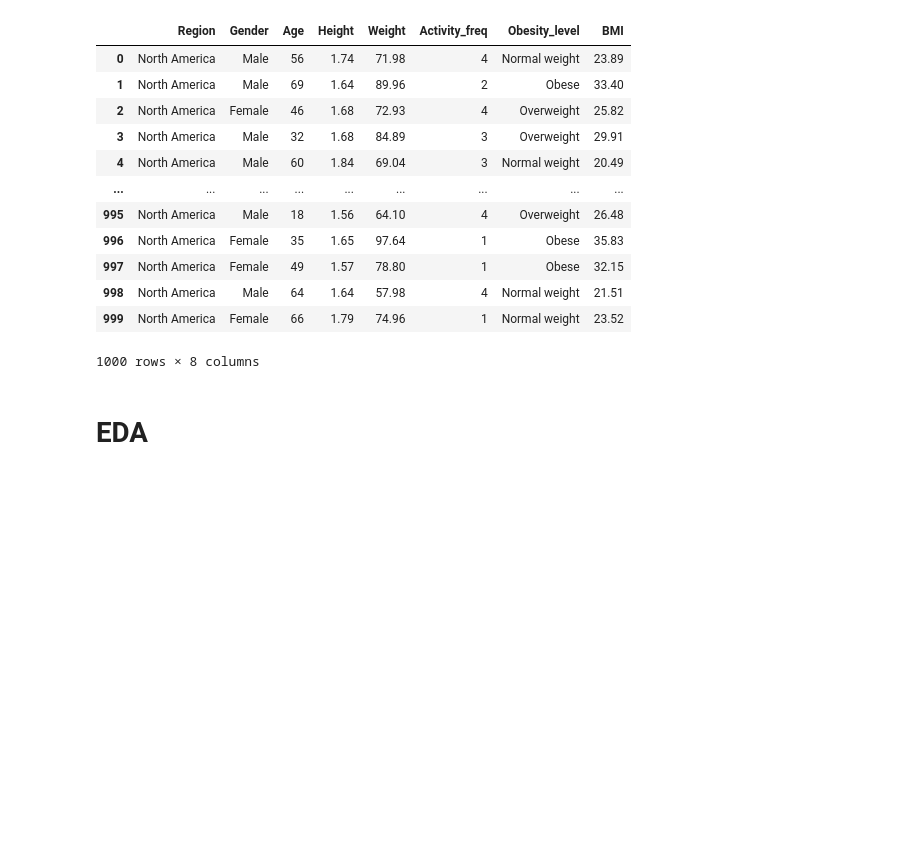
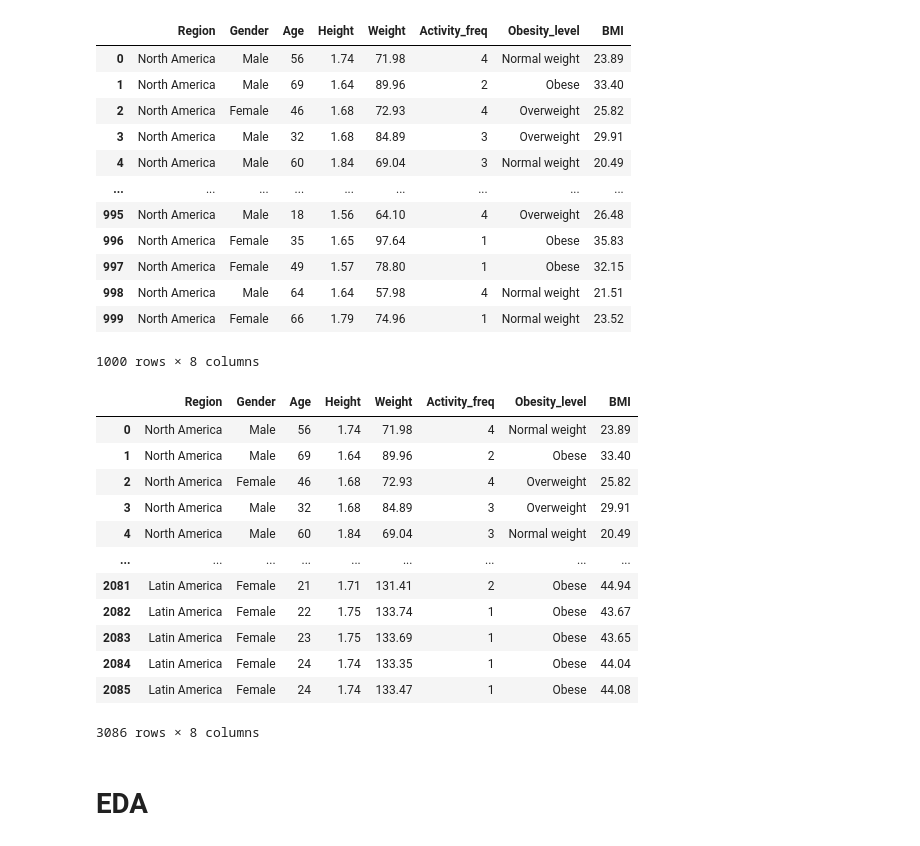
Before and after one commit to DmanDSR/Week_3_Project, a Jupyter notebook: main.ipynb, the cells around one changed output. Saved outputs shown, nothing was run; the diff lists cells and outputs as text; code cells hidden in the pictures; blank space fills up the shorter version.

Commit message:
combined data
combined the data for latin and north into one data frame and then into a .csv file

```diff
--- a/main.ipynb
+++ b/main.ipynb
@@ -350,6 +350,24 @@ usa_data
 | 998 | North America | Male | 64 | 1.64 | 57.98 | 4 | Normal weight | 21.51 |
 | 999 | North America | Female | 66 | 1.79 | 74.96 | 1 | Normal weight | 23.52 |
 1000 rows × 8 columns
+# %%
+both_data = pd.concat([usa_data, latin_data])
+
+both_data
+# %% [output]
+|  | Region | Gender | Age | Height | Weight | Activity_freq | Obesity_level | BMI |
+| 0 | North America | Male | 56 | 1.74 | 71.98 | 4 | Normal weight | 23.89 |
+| 1 | North America | Male | 69 | 1.64 | 89.96 | 2 | Obese | 33.40 |
+| 2 | North America | Female | 46 | 1.68 | 72.93 | 4 | Overweight | 25.82 |
+| 3 | North America | Male | 32 | 1.68 | 84.89 | 3 | Overweight | 29.91 |
+| 4 | North America | Male | 60 | 1.84 | 69.04 | 3 | Normal weight | 20.49 |
+| ... | ... | ... | ... | ... | ... | ... | ... | ... |
+| 2081 | Latin America | Female | 21 | 1.71 | 131.41 | 2 | Obese | 44.94 |
+| 2082 | Latin America | Female | 22 | 1.75 | 133.74 | 1 | Obese | 43.67 |
+| 2083 | Latin America | Female | 23 | 1.75 | 133.69 | 1 | Obese | 43.65 |
+| 2084 | Latin America | Female | 24 | 1.74 | 133.35 | 1 | Obese | 44.04 |
+| 2085 | Latin America | Female | 24 | 1.74 | 133.47 | 1 | Obese | 44.08 |
+3086 rows × 8 columns
 # %%
 # Saves Data to different csv files
 usa_data.to_csv('usa_data_finished.csv', index=False)
```
Also changed, not shown: parts of 5 cells of this notebook, 1 other file.
